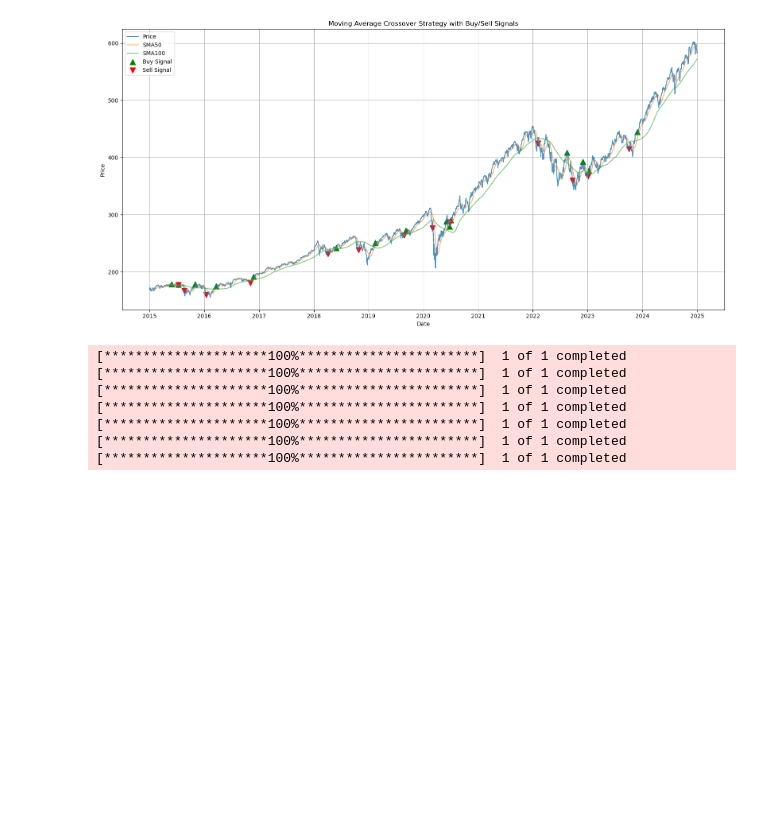
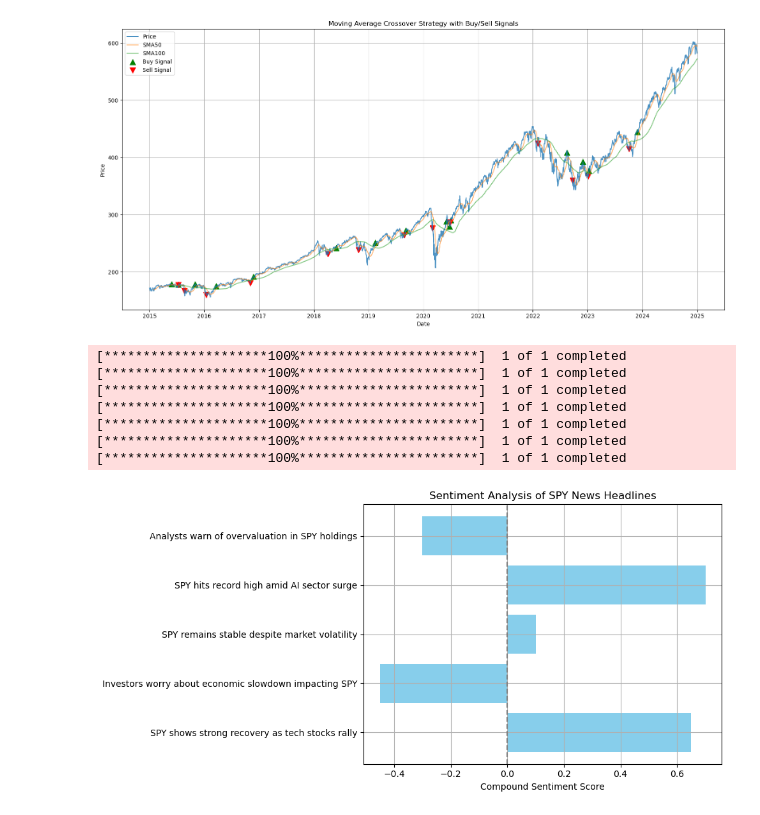
Before and after one commit to rsm-dvschenone/MGTA_415_ROBO_Adviser, a Jupyter notebook: quant test.ipynb, the cells around one changed output. Drawn from its saved outputs; the diff is of its cells as text; code cells hidden in the pictures; blank space fills up the shorter version.

Commit message:
SentimentAnalysis

```diff
--- a/quant test.ipynb
+++ b/quant test.ipynb
@@ -184,3 +186,36 @@ results_df = pd.DataFrame(results)
 [*********************100%***********************]  1 of 1 completed
 # %%
 results_df.to_csv("multi_asset_strategy_results.csv", index=False)
+# %%
+import pandas as pd
+import matplotlib.pyplot as plt
+
+# Simulated headlines
+headlines = [
+    "SPY shows strong recovery as tech stocks rally",
+    "Investors worry about economic slowdown impacting SPY",
+    "SPY remains stable despite market volatility",
+    "SPY hits record high amid AI sector surge",
+    "Analysts warn of overvaluation in SPY holdings"
+]
+
+# Simulated sentiment scores (replace with VADER output in practice)
+compound_scores = [0.65, -0.45, 0.10, 0.70, -0.30]
+
+# Create DataFrame
+sentiment_df = pd.DataFrame({
+    'headline': headlines,
+    'compound_score': compound_scores
+})
+
+# Plot bar chart
+plt.figure(figsize=(10, 5))
+plt.barh(sentiment_df['headline'], sentiment_df['compound_score'], color='skyblue')
+plt.xlabel('Compound Sentiment Score')
+plt.title('Sentiment Analysis of SPY News Headlines')
+plt.axvline(0, color='gray', linestyle='--')  # Neutral line
+plt.grid(True)
+plt.tight_layout()
+plt.show()
+# %% [output]
+[figure, added]
```
Also changed, not shown: parts of 1 cell of this notebook.
